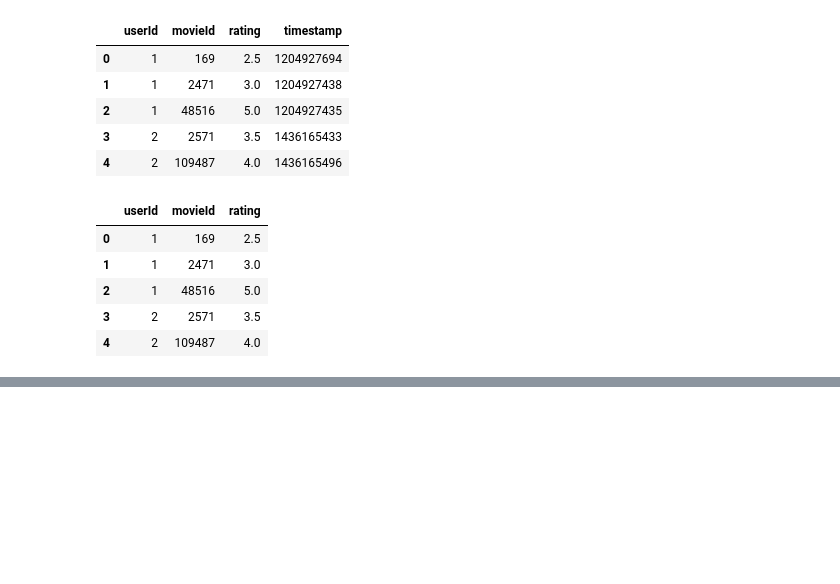
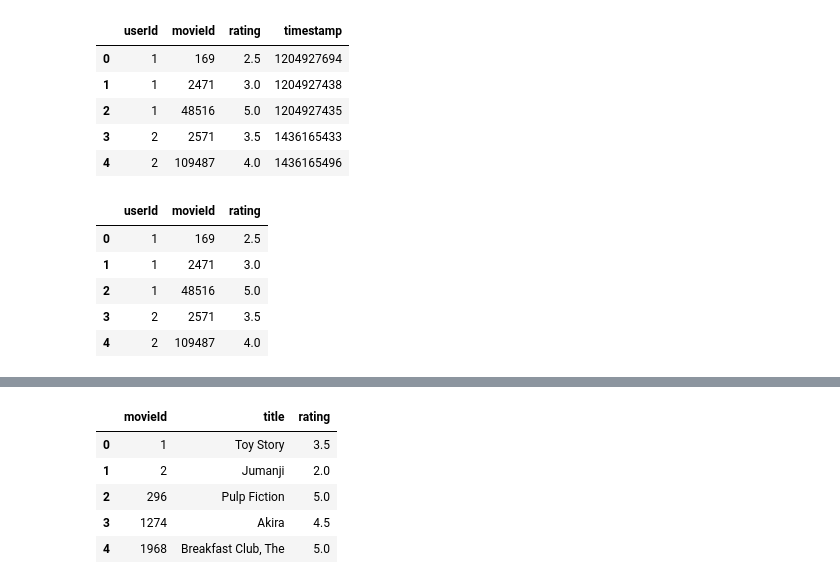
Before and after one commit to infiniteoverflow/Movie-Recommender-System, a Jupyter notebook: Movie Recommender System.ipynb, the cells around one changed output, grey strips where cells are left out. Drawn from its saved outputs; the diff is of its cells as text; code cells hidden in the pictures; blank space fills up the shorter version.

```diff
--- a/Movie Recommender System.ipynb
+++ b/Movie Recommender System.ipynb
@@ -148,0 +190,16 @@ ratings.head()
+# %%
+#Then merging it so we can get the movieId. It's implicitly merging it by title.
+inputMovies = pd.merge(inputId, inputMovies)
+#Dropping information we won't use from the input dataframe
+inputMovies = inputMovies.drop('genres', 1).drop('year', 1)
+#Final input dataframe
+#If a movie you added in above isn't here, then it might not be in the original
+#dataframe or it might spelled differently, please check capitalisation.
+inputMovies
+# %% [output]
+|  | movieId | title | rating |
+| 0 | 1 | Toy Story | 3.5 |
+| 1 | 2 | Jumanji | 2.0 |
+| 2 | 296 | Pulp Fiction | 5.0 |
+| 3 | 1274 | Akira | 4.5 |
+| 4 | 1968 | Breakfast Club, The | 5.0 |
```
Also changed, not shown: parts of 8 cells of this notebook.
